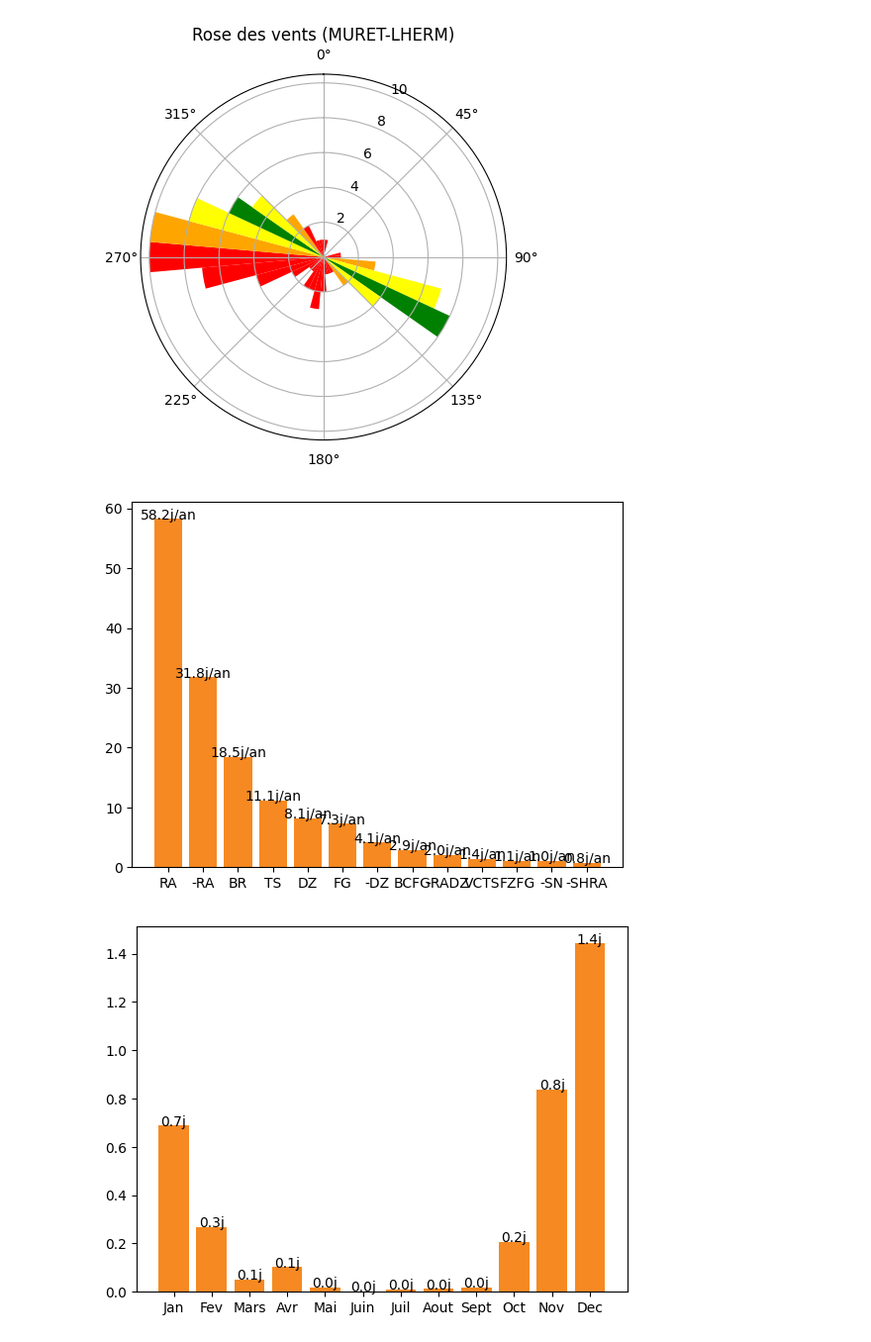
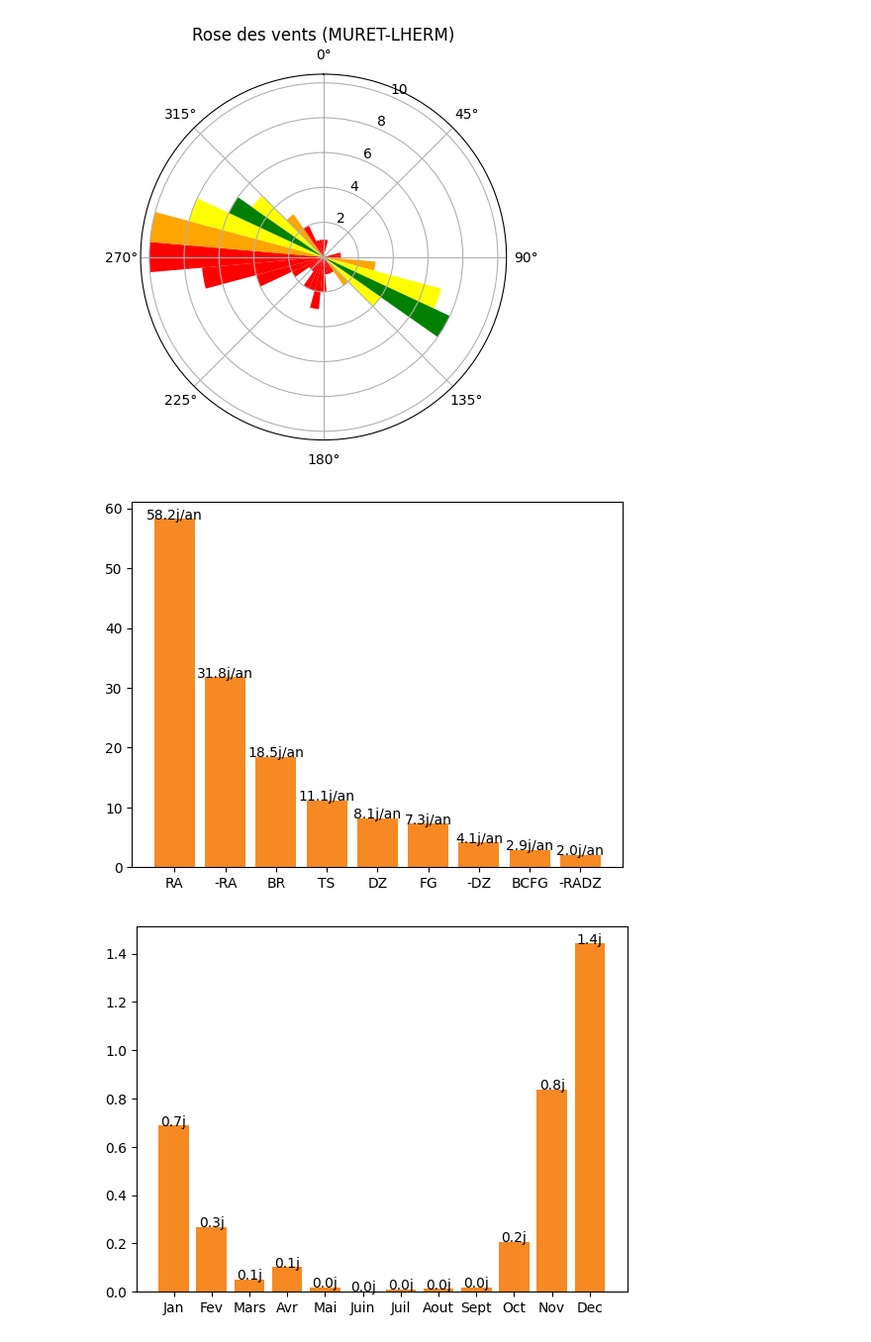
Before and after one commit to leosamuel64/PT_ClimatoAero, a Jupyter notebook: Exemples.ipynb, the cells around one changed output. Shown at 99% size. Cells and saved outputs as stored; diff of their text form; code cells hidden in the pictures.

```diff
--- a/Exemples.ipynb
+++ b/Exemples.ipynb
@@ -12,9 +12,9 @@ rose_des_vents(data,[12,30])
 # %% [output]
 [figure]
 # %%
-plot_weather(metars,seuil=0.5)
+plot_weather(metars,seuil=2)
 # %% [output]
-[figure, old version]
+[figure, new version]
 # %%
 trace_phenomene(metars,'FG')
 # %% [output]
```
Also changed, not shown: parts of 5 cells of this notebook, 19 other files.
